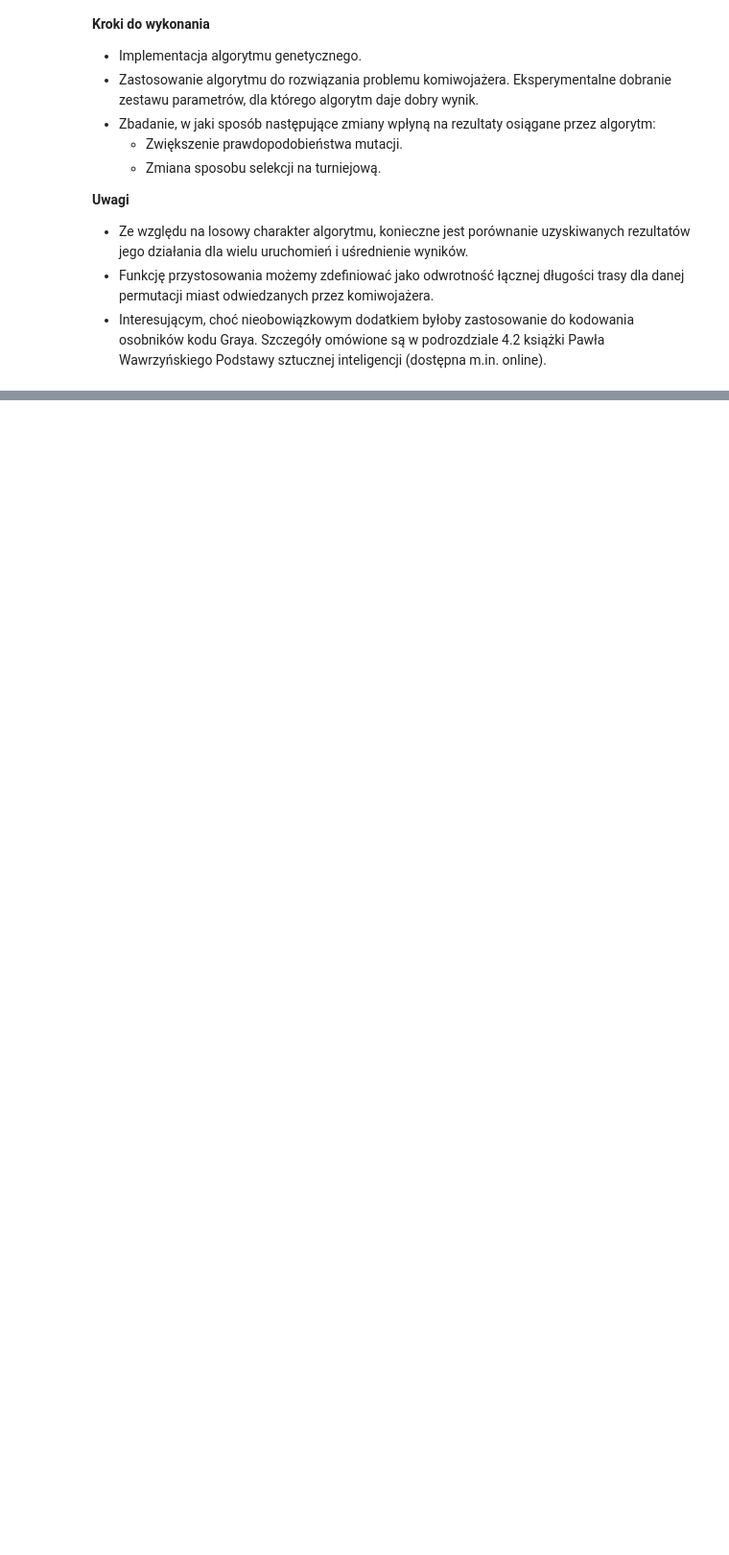
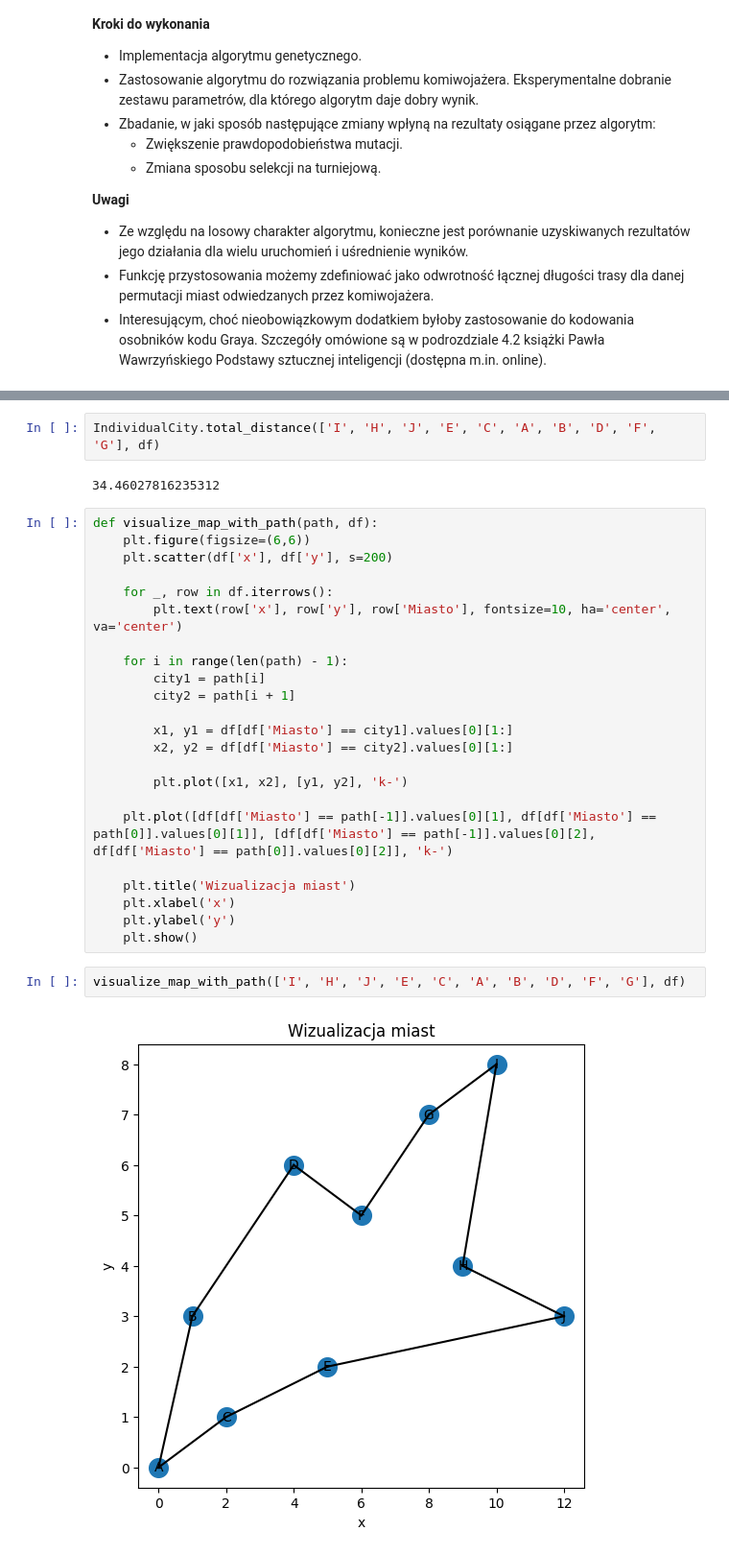
Before and after one commit to kzaleskaa/artificial-intelligence-introduction, a Jupyter notebook: 02-genetic-algorithm/solution.ipynb, the cells around one changed output, grey strips where cells are left out. Shown at 96% size. Saved outputs shown, nothing was run; the diff lists cells and outputs as text; blank space fills up the shorter version.

```diff
--- a/02-genetic-algorithm/solution.ipynb
+++ b/02-genetic-algorithm/solution.ipynb
@@ -32,0 +417,31 @@ Zaimplementowany algorytm ma następnie posłużyć do optymalizacji klasycznego
+# %%
+IndividualCity.total_distance(['I', 'H', 'J', 'E', 'C', 'A', 'B', 'D', 'F', 'G'], df)
+# %% [output]
+34.46027816235312
+# %%
+def visualize_map_with_path(path, df):
+    plt.figure(figsize=(6,6))
+    plt.scatter(df['x'], df['y'], s=200)
+
+    for _, row in df.iterrows():
+        plt.text(row['x'], row['y'], row['Miasto'], fontsize=10, ha='center', va='center')
+
+    for i in range(len(path) - 1):
+        city1 = path[i]
+        city2 = path[i + 1]
+
+        x1, y1 = df[df['Miasto'] == city1].values[0][1:]
+        x2, y2 = df[df['Miasto'] == city2].values[0][1:]
+
+        plt.plot([x1, x2], [y1, y2], 'k-')
+
+    plt.plot([df[df['Miasto'] == path[-1]].values[0][1], df[df['Miasto'] == path[0]].values[0][1]], [df[df['Miasto'] == path[-1]].values[0][2], df[df['Miasto'] == path[0]].values[0][2]], 'k-')
+
+    plt.title('Wizualizacja miast')
+    plt.xlabel('x')
+    plt.ylabel('y')
+    plt.show()
+# %%
+visualize_map_with_path(['I', 'H', 'J', 'E', 'C', 'A', 'B', 'D', 'F', 'G'], df)
+# %% [output]
+[figure, added]
```
Also changed, not shown: parts of 33 cells of this notebook.
